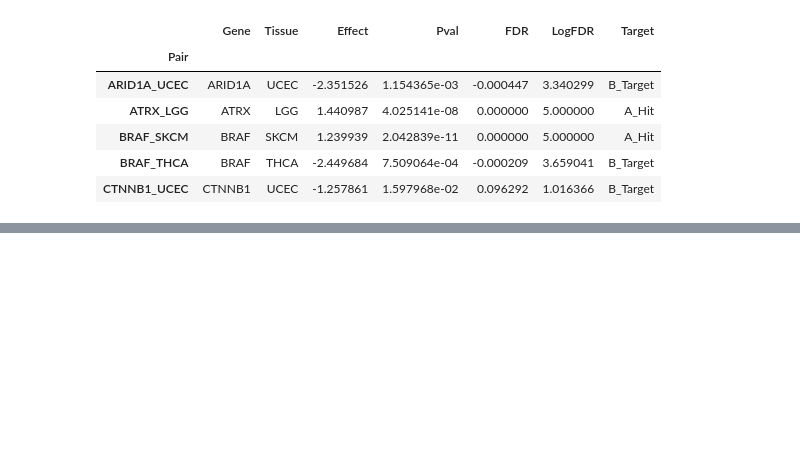
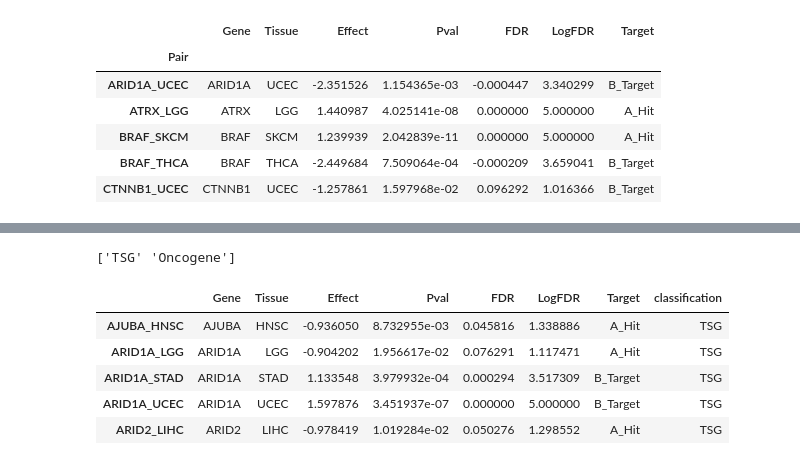
Before and after one commit to greenelab/mutation-fn, a Jupyter notebook: 0_download_data/0_download_data.ipynb, the cells around one changed output, grey strips where cells are left out. Drawn from its saved outputs; the diff is of its cells as text; code cells hidden in the pictures; blank space fills up the shorter version.

```diff
--- a/0_download_data/0_download_data.ipynb
+++ b/0_download_data/0_download_data.ipynb
@@ -135,0 +158,22 @@ park_gain_df.head()
+# %%
+loss_class_df = (park_loss_df
+    .merge(class_df.loc[:, ['classification']], left_index=True, right_index=True)
+)
+
+# format oncogene/TSG classification to work with vogelstein genes
+loss_class_df['classification'] = (
+    loss_class_df.classification.str.replace('possible ', '')
+                                    .replace('tsg', 'TSG')
+                                    .replace('oncogene', 'Oncogene')
+)
+
+print(loss_class_df.classification.unique())
+loss_class_df.head()
+# %% [output]
+['TSG' 'Oncogene']
+|  | Gene | Tissue | Effect | Pval | FDR | LogFDR | Target | classification |
+| AJUBA_HNSC | AJUBA | HNSC | -0.936050 | 8.732955e-03 | 0.045816 | 1.338886 | A_Hit | TSG |
+| ARID1A_LGG | ARID1A | LGG | -0.904202 | 1.956617e-02 | 0.076291 | 1.117471 | A_Hit | TSG |
+| ARID1A_STAD | ARID1A | STAD | 1.133548 | 3.979932e-04 | 0.000294 | 3.517309 | B_Target | TSG |
+| ARID1A_UCEC | ARID1A | UCEC | 1.597876 | 3.451937e-07 | 0.000000 | 5.000000 | B_Target | TSG |
+| ARID2_LIHC | ARID2 | LIHC | -0.978419 | 1.019284e-02 | 0.050276 | 1.298552 | A_Hit | TSG |
```
Also changed, not shown: parts of 4 cells of this notebook, 3 other files.
